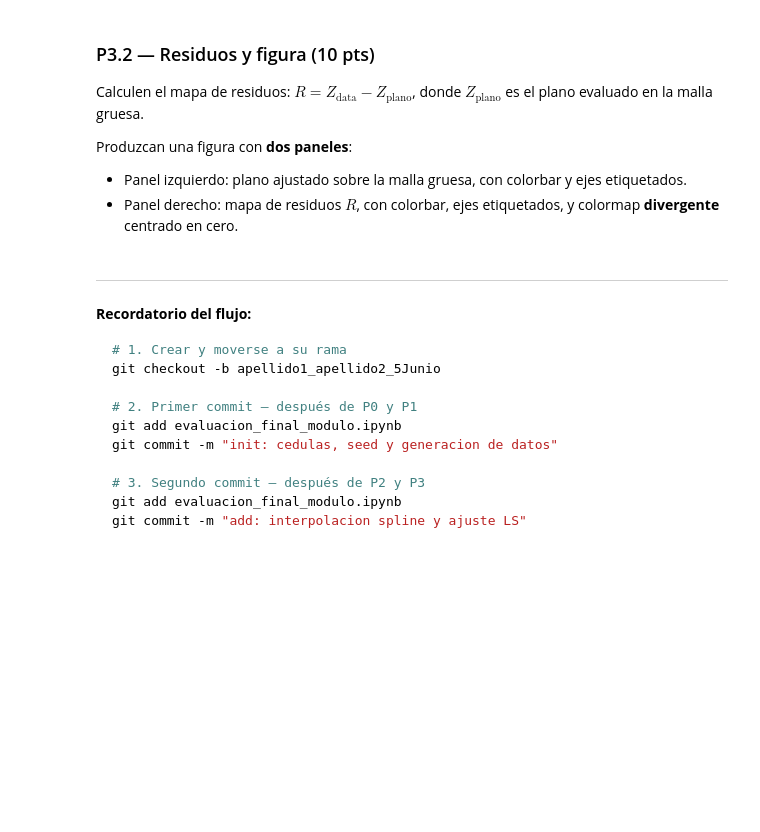
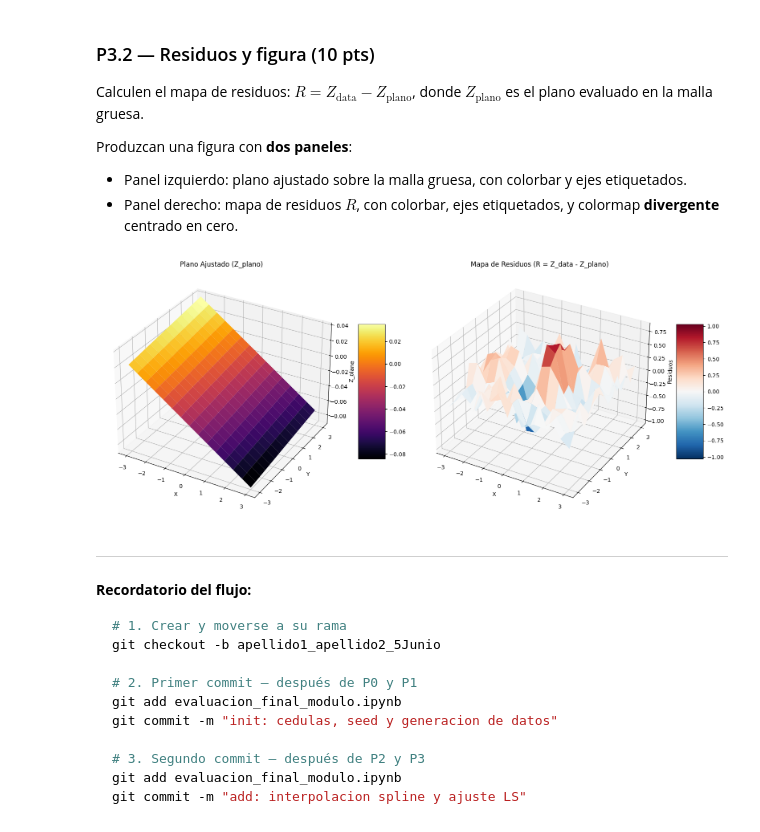
Before and after one commit to manubastidas/programacionCientifica, a Jupyter notebook: moreno_muriel_evaluacion1.ipynb, the cells around one changed output. Cells and saved outputs as stored; diff of their text form; code cells hidden in the pictures; blank space fills up the shorter version.

```diff
--- a/moreno_muriel_evaluacion1.ipynb
+++ b/moreno_muriel_evaluacion1.ipynb
@@ -198,3 +343,41 @@ Produzcan una figura con **dos paneles**:
+# %%
+import matplotlib.pyplot as plt
+from mpl_toolkits.mplot3d import Axes3D
+
+# 1. Calcular el plano ajustado (Z_plano) en la malla gruesa
+# Recordar que X_raw y Y_raw son las coordenadas 2D de la malla gruesa
+Z_plane = c0 + c1 * X_raw + c2 * Y_raw
+
+# 2. Calcular el mapa de residuos
+R = Z_data - Z_plane
+
+# 3. Producir la figura con dos paneles
+fig = plt.figure(figsize=(16, 7))
+
+# Panel izquierdo: Plano ajustado sobre la malla gruesa
+ax1 = fig.add_subplot(1, 2, 1, projection='3d')
+surf1 = ax1.plot_surface(X_raw, Y_raw, Z_plane, cmap='inferno')
+ax1.set_title('Plano Ajustado (Z_plano)')
+ax1.set_xlabel('X')
+ax1.set_ylabel('Y')
+ax1.set_zlabel('Z_plane')
+fig.colorbar(surf1, ax=ax1, shrink=0.5, aspect=5)
+
+# Panel derecho: Mapa de residuos R
+ax2 = fig.add_subplot(1, 2, 2, projection='3d')
+# Para un colormap divergente centrado en cero, calculamos vabs_max
+vabs_max = np.max(np.abs(R))
+surf2 = ax2.plot_surface(X_raw, Y_raw, R, cmap='RdBu_r', vmin=-vabs_max, vmax=vabs_max)
+ax2.set_title('Mapa de Residuos (R = Z_data - Z_plano)')
+ax2.set_xlabel('X')
+ax2.set_ylabel('Y')
+ax2.set_zlabel('Residuos')
+fig.colorbar(surf2, ax=ax2, shrink=0.5, aspect=5)
+
+plt.tight_layout()
+plt.show()
+# %% [output]
+[figure, added]
 # %% [markdown]
 ---
 **Recordatorio del flujo:**
```
Also changed, not shown: parts of 18 cells of this notebook.
